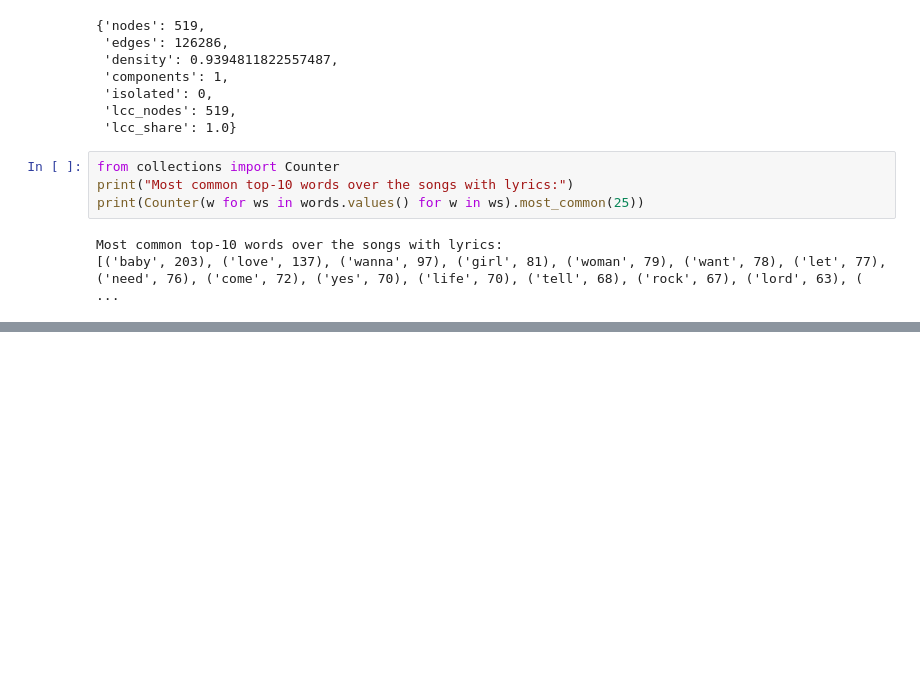
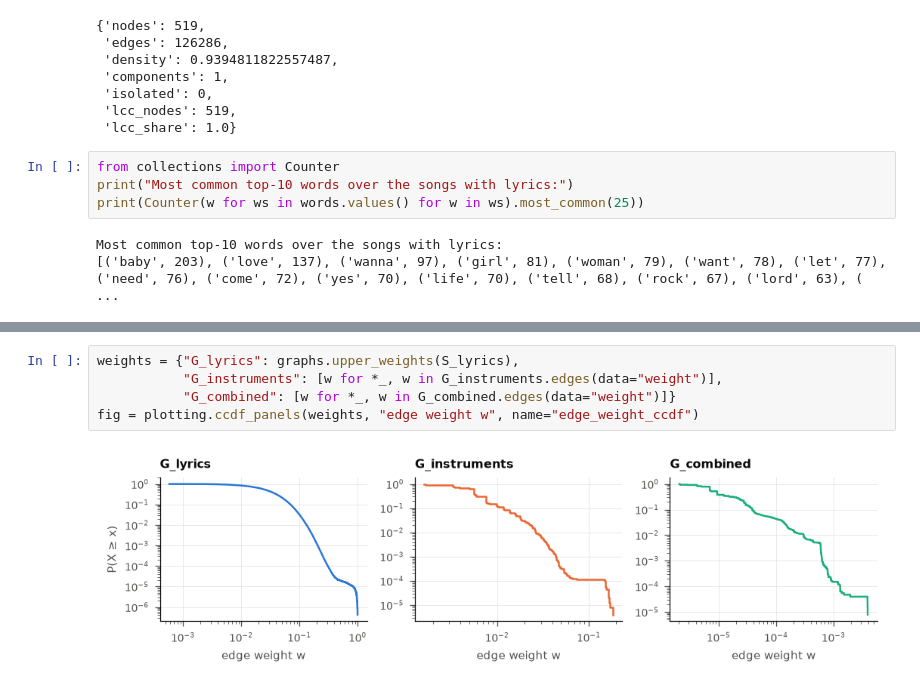
Before and after one commit to CRisager/SocialGraphs_FinalProject, a Jupyter notebook: notebooks/analysis.ipynb, the cells around one changed output, grey strips where cells are left out. Drawn from its saved outputs; the diff is of its cells as text; blank space fills up the shorter version.

```diff
--- a/notebooks/analysis.ipynb
+++ b/notebooks/analysis.ipynb
@@ -161,0 +188,7 @@ step1.round(4)
+# %%
+weights = {"G_lyrics": graphs.upper_weights(S_lyrics),
+           "G_instruments": [w for *_, w in G_instruments.edges(data="weight")],
+           "G_combined": [w for *_, w in G_combined.edges(data="weight")]}
+fig = plotting.ccdf_panels(weights, "edge weight w", name="edge_weight_ccdf")
+# %% [output]
+[figure, added]
```
Also changed, not shown: parts of 13 cells of this notebook, 10 other files.
